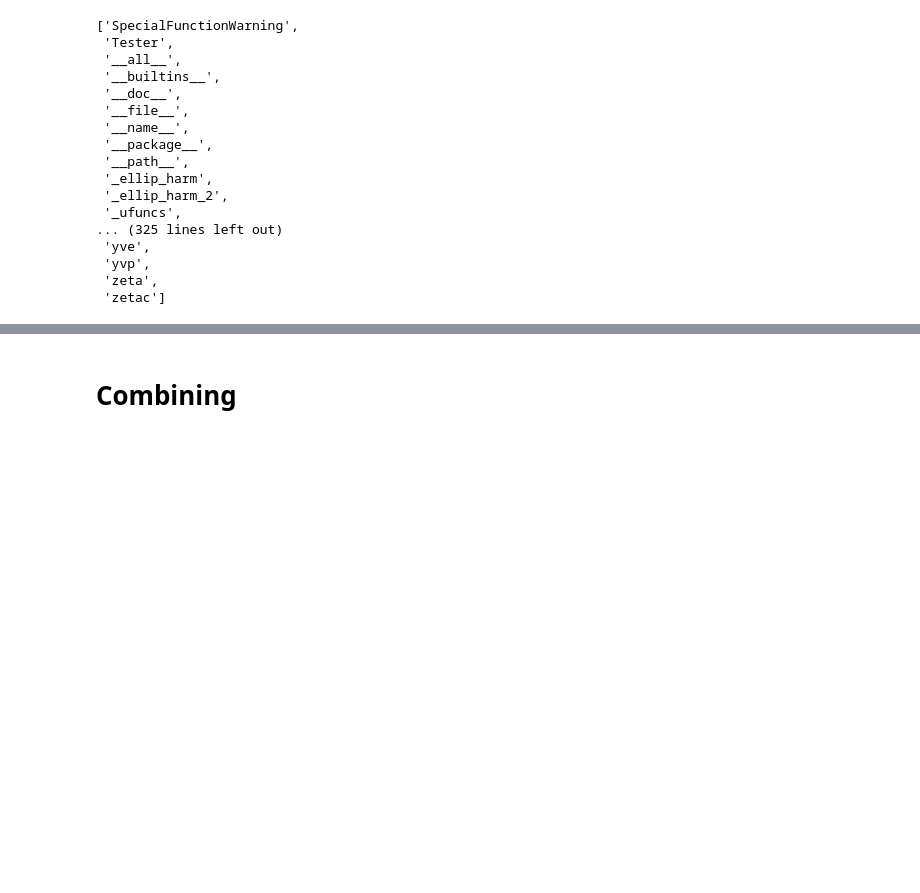
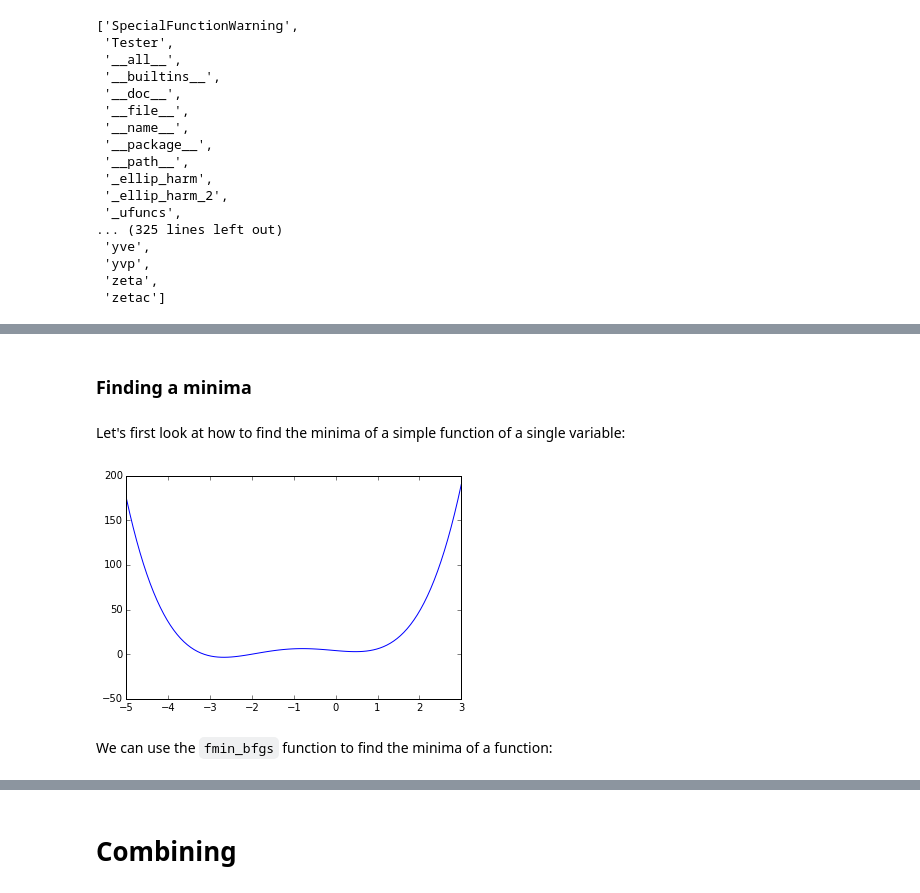
Before and after one commit to hpcit/lectures, a Jupyter notebook: pyscience/[03_01] Scientific computations.ipynb, the cells around one changed output, grey strips where cells are left out. Cells and saved outputs as stored; diff of their text form; code cells hidden in the pictures; blank space fills up the shorter version.

Commit message:
a first complete draft. need some fixes yet

```diff
--- a/pyscience/[03_01] Scientific computations.ipynb
+++ b/pyscience/[03_01] Scientific computations.ipynb
@@ -192,0 +257,7 @@ dir(sp.special)
+# %%
+A = array([[1,2,3], [4,5,6], [7,8,9]])
+b = array([1,2,3])
+# %%
+x = solve(A, b)
+
+x
@@ -192,0 +481,15 @@ dir(sp.special)
+# %% [markdown]
+### Finding a minima
+# %% [markdown]
+Let's first look at how to find the minima of a simple function of a single variable:
+# %%
+def f(x):
+    return 4*x**3 + (x-2)**2 + x**4
+# %%
+fig, ax  = plt.subplots()
+x = linspace(-5, 3, 100)
+ax.plot(x, f(x));
+# %% [output]
+[figure, added]
+# %% [markdown]
+We can use the `fmin_bfgs` function to find the minima of a function:
```
Also changed, not shown: parts of 110 cells of this notebook, 10 other files.
